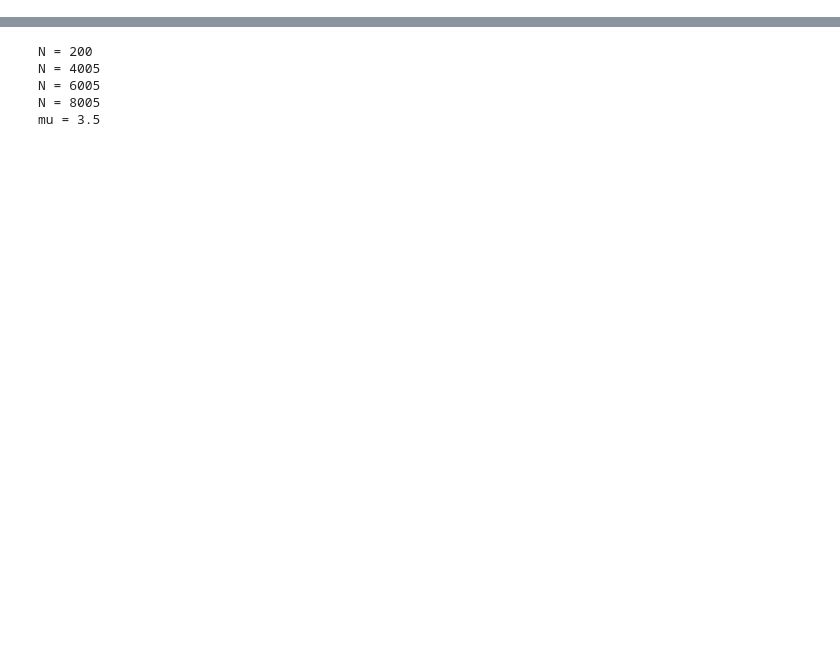
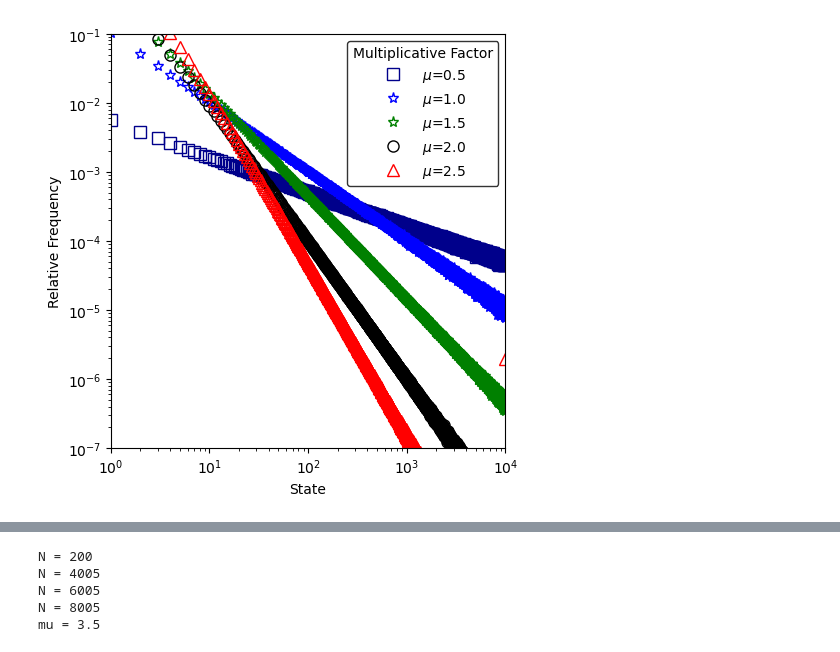
Before and after one commit to aredjil/ssr, a Jupyter notebook: cpp/notebooks/notebook.ipynb, the cells around one changed output, grey strips where cells are left out. Saved outputs shown, nothing was run; the diff lists cells and outputs as text; code cells hidden in the pictures; blank space fills up the shorter version.

```diff
--- a/cpp/notebooks/notebook.ipynb
+++ b/cpp/notebooks/notebook.ipynb
@@ -0,0 +183,46 @@
+# %%
+import numpy as np
+import matplotlib.pyplot as plt
+from pathlib import Path
+import h5py
+import sys
+
+# Path for the data file
+fig1_data_dir = Path().resolve().parent / "data" /"processed" / "hdf5"
+# Checking that the file exits first before attempting to open it
+assert fig1_data_dir.exists(), f"File not found: {file_path}"
+# Defining the style to use in the figure
+# Starting with the markers
+markers = [
+            "s",
+            "*",
+            "*",
+            "o",
+            "^",
+]
+# And the color of the corresponding histogram
+colors = ["darkblue",
+          "blue",
+          "green",
+          "black",
+          "red",
+          ]
+fig, ax = plt.subplots(nrows=1, ncols=1, figsize=(5, 5))
+
+for i, mu in enumerate([0.5, 1.0, 1.5, 2.0, 2.5]):
+    with h5py.File(fig1_data_dir / f"data_{mu}.h5", "r") as f:
+        unique = f["unique"][:]
+        count = f["count"][:]
+    freq = count / np.sum(count)
+    ax.plot(unique, freq, label=r" $\mu$={0}".format(mu), marker=markers[i], markerfacecolor='none', markersize=8, linestyle="None", color=colors[i])
+    ax.legend(frameon=True, edgecolor="black", title="Multiplicative Factor")
+    ax.set_xscale('log')
+    ax.set_yscale('log')
+    ax.set_xlabel("State")
+    ax.set_ylabel("Relative Frequency")
+    ax.set_xlim(1E0, 1E4)
+    ax.set_ylim(1E-7, 1E-1)
+plt.tight_layout()
+plt.show()
+# %% [output]
+[figure, added]
```
Also changed, not shown: parts of 19 cells of this notebook, 25 other files.
